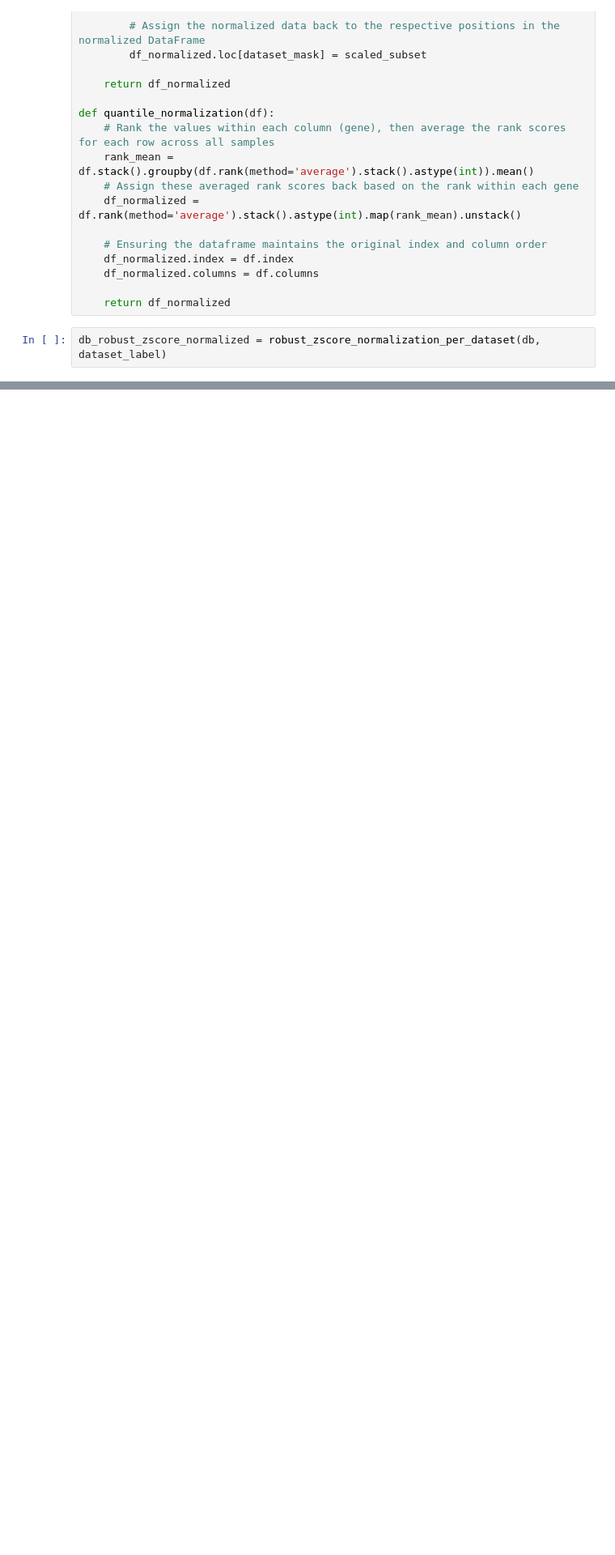
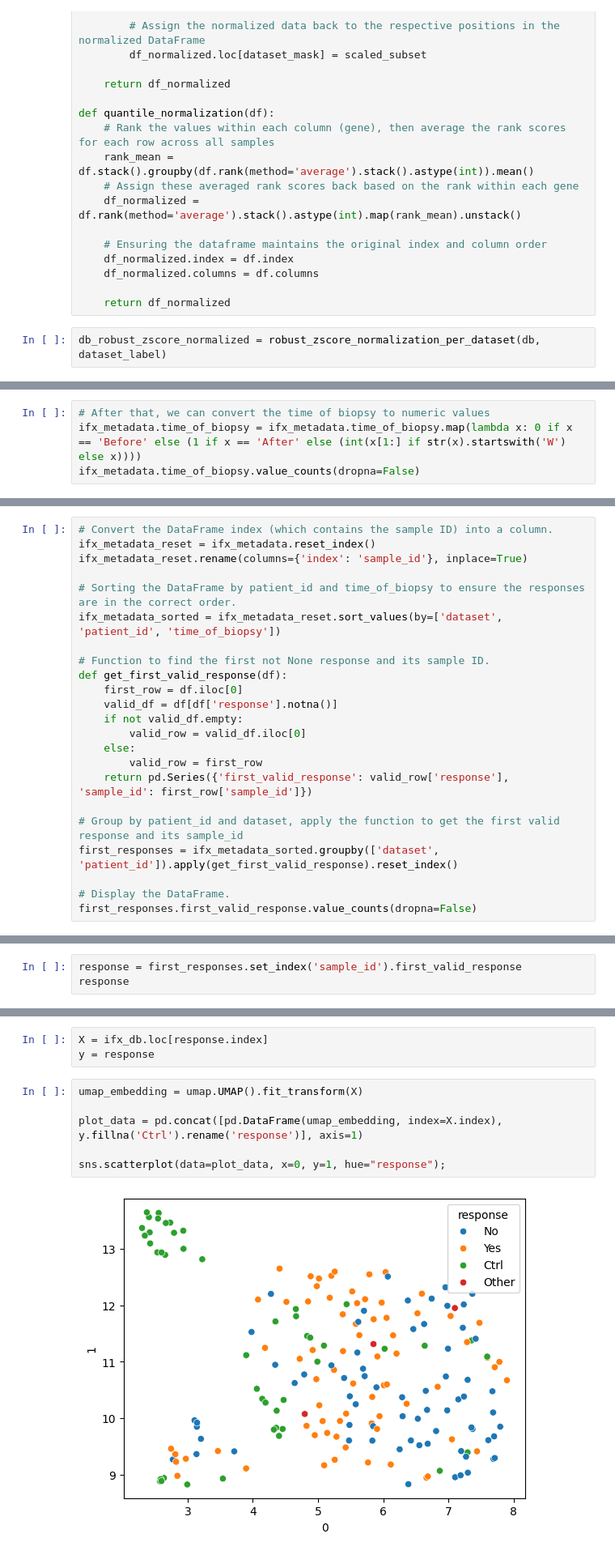
Before and after one commit to MaciejPiernik/ibd, a Jupyter notebook: ibd/notebooks/experiment_playground.ipynb, the cells around one changed output, grey strips where cells are left out. Shown at 81% size. Saved outputs shown, nothing was run; the diff lists cells and outputs as text; blank space fills up the shorter version.

```diff
--- a/ibd/notebooks/experiment_playground.ipynb
+++ b/ibd/notebooks/experiment_playground.ipynb
@@ -130,0 +195,4 @@ plt.show()
+# %%
+# After that, we can convert the time of biopsy to numeric values
+ifx_metadata.time_of_biopsy = ifx_metadata.time_of_biopsy.map(lambda x: 0 if x == 'Before' else (1 if x == 'After' else (int(x[1:] if str(x).startswith('W') else x))))
+ifx_metadata.time_of_biopsy.value_counts(dropna=False)
@@ -130,0 +226,23 @@ plt.show()
+# %%
+# Convert the DataFrame index (which contains the sample ID) into a column.
+ifx_metadata_reset = ifx_metadata.reset_index()
+ifx_metadata_reset.rename(columns={'index': 'sample_id'}, inplace=True)
+
+# Sorting the DataFrame by patient_id and time_of_biopsy to ensure the responses are in the correct order.
+ifx_metadata_sorted = ifx_metadata_reset.sort_values(by=['dataset', 'patient_id', 'time_of_biopsy'])
+
+# Function to find the first not None response and its sample ID.
+def get_first_valid_response(df):
+    first_row = df.iloc[0]
+    valid_df = df[df['response'].notna()]
+    if not valid_df.empty:
+        valid_row = valid_df.iloc[0]
+    else:
+        valid_row = first_row
+    return pd.Series({'first_valid_response': valid_row['response'], 'sample_id': first_row['sample_id']})
+
+# Group by patient_id and dataset, apply the function to get the first valid response and its sample_id
+first_responses = ifx_metadata_sorted.groupby(['dataset', 'patient_id']).apply(get_first_valid_response).reset_index()
+
+# Display the DataFrame.
+first_responses.first_valid_response.value_counts(dropna=False)
@@ -130,0 +256,3 @@ plt.show()
+# %%
+response = first_responses.set_index('sample_id').first_valid_response
+response
@@ -130,0 +273,11 @@ plt.show()
+# %%
+X = ifx_db.loc[response.index]
+y = response
+# %%
+umap_embedding = umap.UMAP().fit_transform(X)
+
+plot_data = pd.concat([pd.DataFrame(umap_embedding, index=X.index), y.fillna('Ctrl').rename('response')], axis=1)
+
+sns.scatterplot(data=plot_data, x=0, y=1, hue="response");
+# %% [output]
+[figure, added]
```
Also changed, not shown: parts of 18 cells of this notebook, 1 other file.
